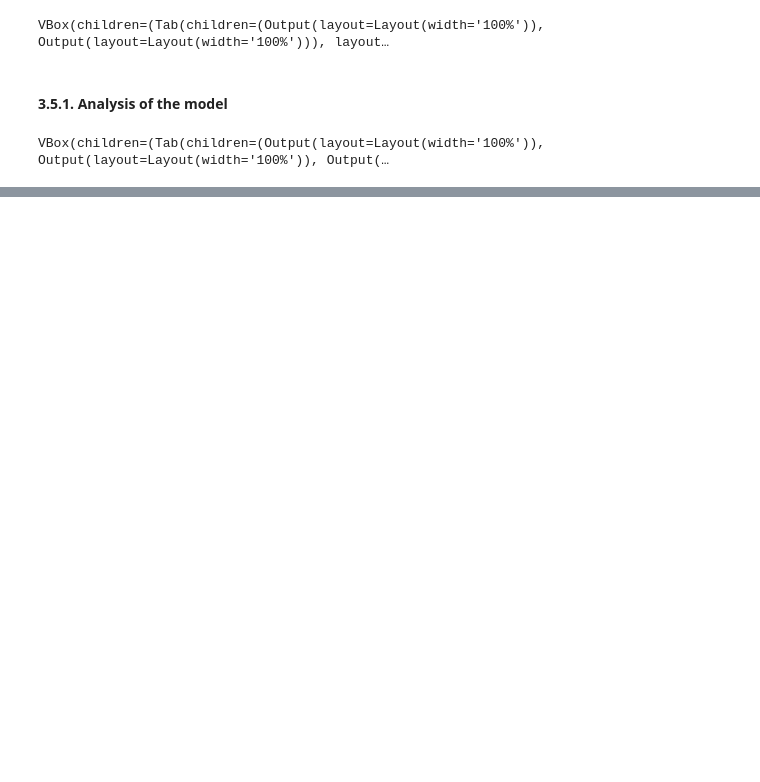
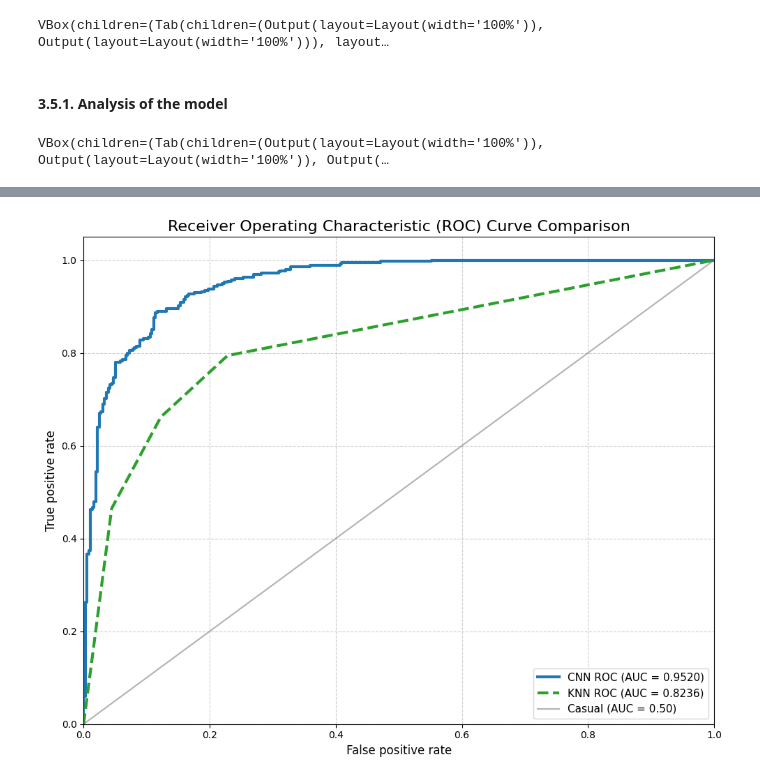
Before and after one commit to AlessandroMecchia/Computer_Vision_Project, a Jupyter notebook: project.ipynb, the cells around one changed output, grey strips where cells are left out. Cells and saved outputs as stored; diff of their text form; code cells hidden in the pictures; blank space fills up the shorter version.

```diff
--- a/project.ipynb
+++ b/project.ipynb
@@ -627,0 +827,36 @@ VBox(children=(Tab(children=(Output(layout=Layout(width='100%')), Output(layout=
+# %%
+X_test_flattened = X_test.reshape(X_test.shape[0], -1)
+
+y_pred_proba_cnn = y_pred_proba.flatten()
+y_pred_proba_knn = knn.predict_proba(X_test_flattened)[:, 1]
+
+# KNN ROC
+fpr_knn, tpr_knn, _ = roc_curve(y_test_bin, y_pred_proba_knn)
+roc_auc_knn = auc(fpr_knn, tpr_knn)
+
+# CNN ROC
+fpr_cnn, tpr_cnn, _ = roc_curve(y_test_bin, y_pred_proba_cnn)
+roc_auc_cnn = auc(fpr_cnn, tpr_cnn)
+# %%
+plt.figure(figsize=(10, 8))
+plt.title('Receiver Operating Characteristic (ROC) Curve Comparison', fontsize=16)
+
+# Plot CNN ROC
+plt.plot(fpr_cnn, tpr_cnn, color='#1f77b4', lw=3, label=f'CNN ROC (AUC = {roc_auc_cnn:.4f})')
+
+# Plot KNN ROC
+plt.plot(fpr_knn, tpr_knn, color='#2ca02c', lw=3, linestyle='--', label=f'KNN ROC (AUC = {roc_auc_knn:.4f})')
+
+# Casual Comparison
+plt.plot([0, 1], [0, 1], color='gray', lw=1.5, linestyle='-', alpha=0.6,label='Casual (AUC = 0.50)')
+
+plt.xlim([0.0, 1.0])
+plt.ylim([0.0, 1.05])
+plt.xlabel('False positive rate', fontsize=12)
+plt.ylabel('True positive rate', fontsize=12)
+plt.legend(loc="lower right", fontsize=11)
+plt.grid(True, linestyle='--', alpha=0.6)
+plt.tight_layout()
+plt.show()
+# %% [output]
+[figure, added]
```
Also changed, not shown: parts of 24 cells of this notebook.
